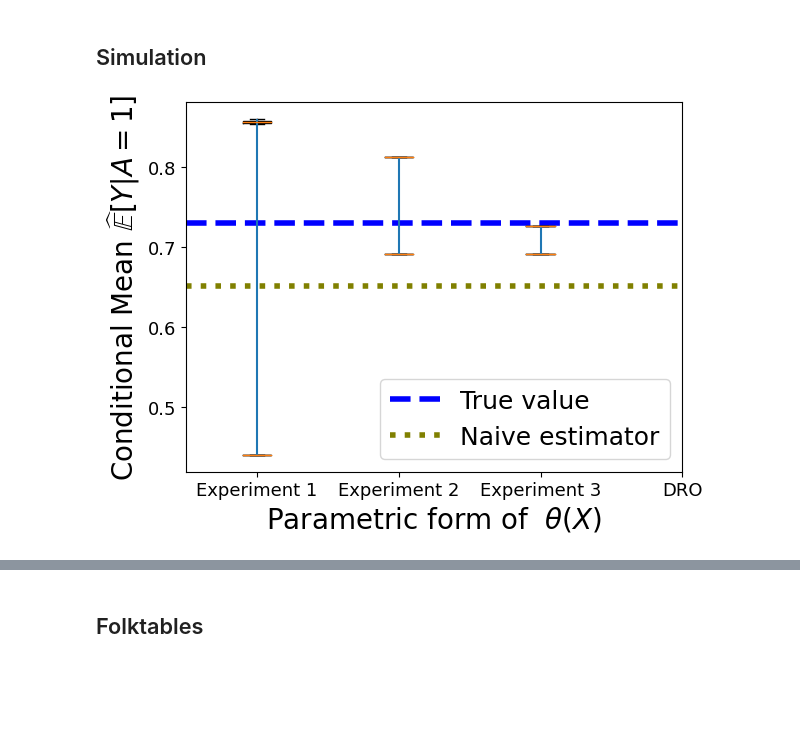
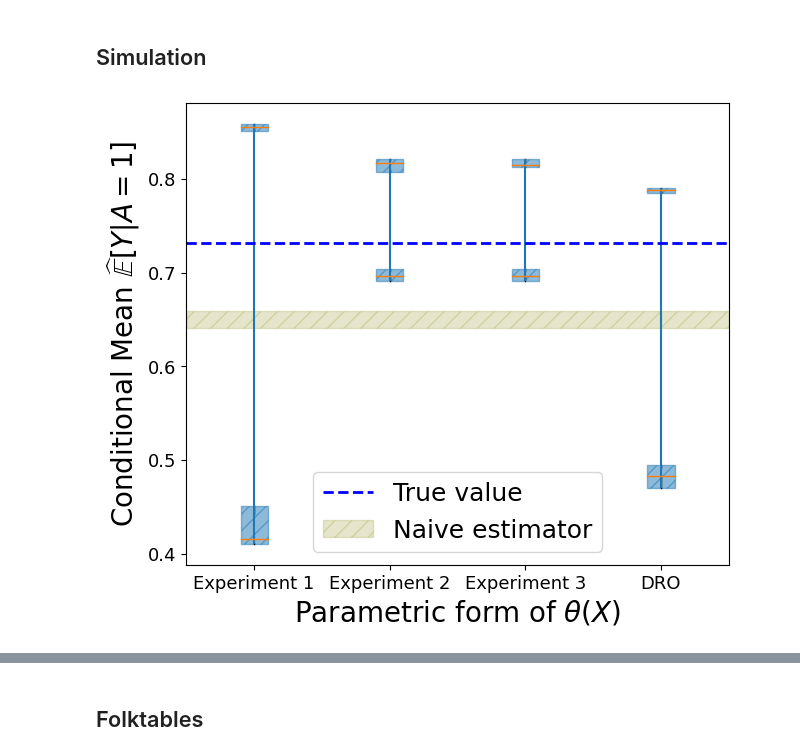
Before and after one commit to secg5/inference_contrained_distribution_shift, a Jupyter notebook: plotting/paper_plots.ipynb, the cells around one changed output, grey strips where cells are left out. Cells and saved outputs as stored; diff of their text form; code cells hidden in the pictures; blank space fills up the shorter version.

Commit message:
Improve plotting of resulting intervals

```diff
--- a/plotting/paper_plots.ipynb
+++ b/plotting/paper_plots.ipynb
@@ -12,8 +15,8 @@ import utils
 # %% [markdown]
 ## Simulation
 # %%
-utils.generate_theta_plots(
-    base_path="../experiments_artifacts/", timestamp="Sep18-1812"
+utils.generate_theta_plots_1_2_3(
+    base_path="../experiment_artifacts/", timestamp="Sep19-1640"
 )
 # %% [output]
-[figure, old version]
+[figure, new version]
```
Also changed, not shown: parts of 4 cells of this notebook, 1 other file.
